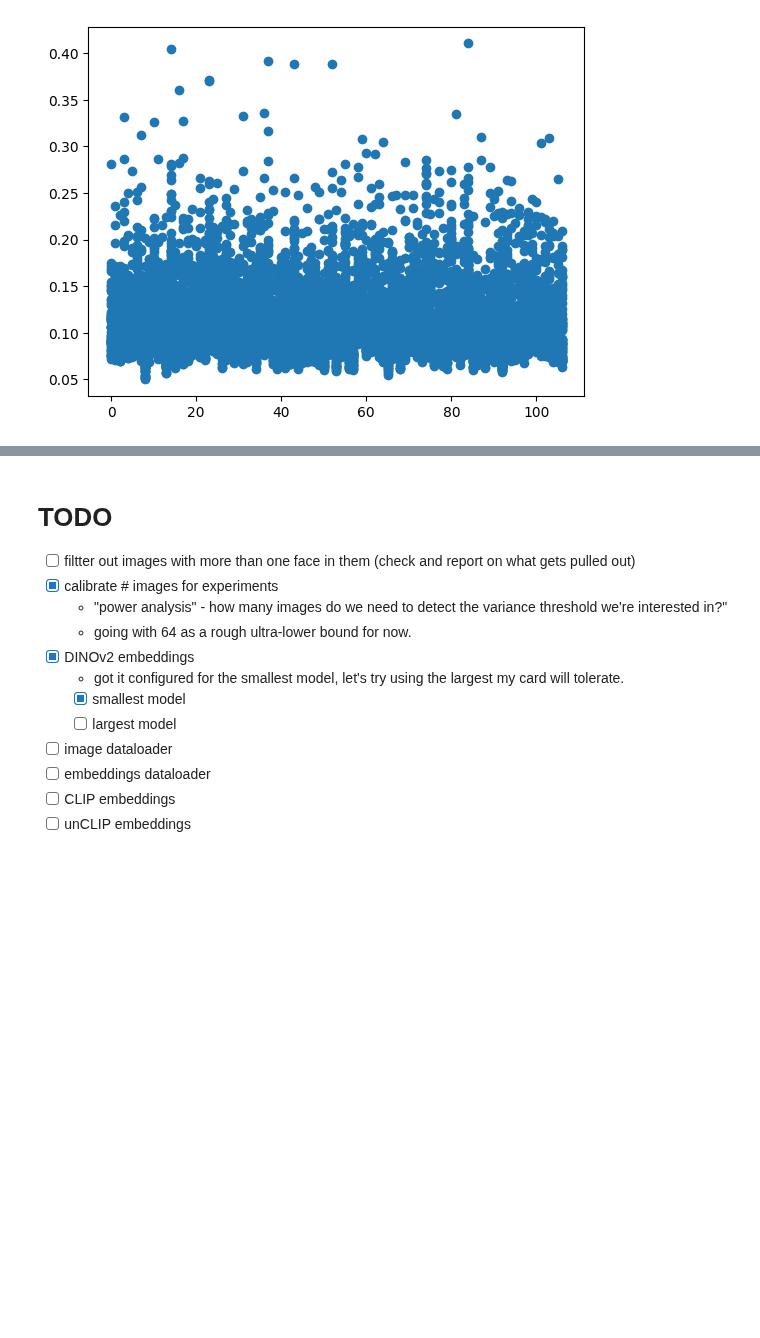
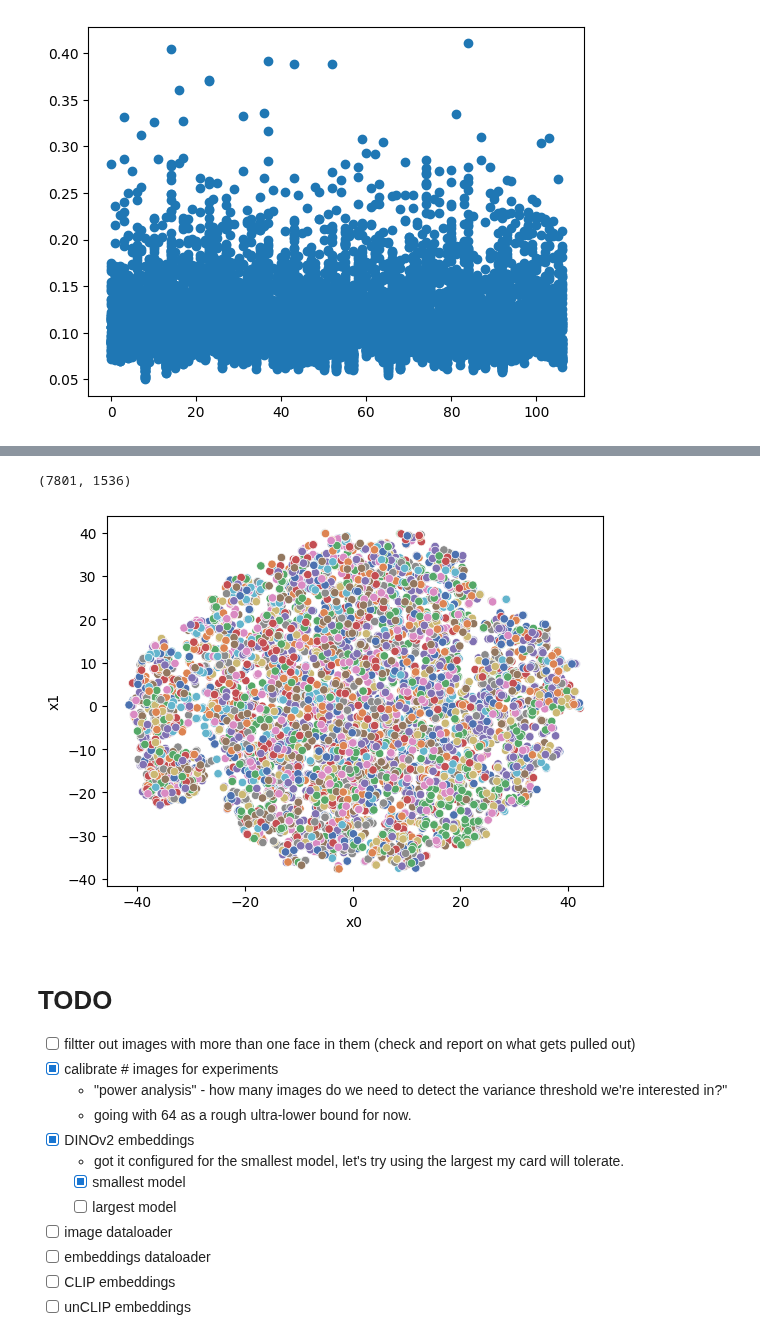
Before and after one commit to dmarx/whats-in-a-name, a Jupyter notebook: fun_with_names.ipynb, the cells around one changed output, grey strips where cells are left out. Saved outputs shown, nothing was run; the diff lists cells and outputs as text; code cells hidden in the pictures; blank space fills up the shorter version.

Commit message:
EDA (tsne)

```diff
--- a/fun_with_names.ipynb
+++ b/fun_with_names.ipynb
@@ -638,0 +617,2 @@ embeds[0] # oh, this is a similarity, not an embed
+# %%
+embeds = np.array([e.ravel() for e in embeds])
@@ -643,7 +627,10 @@ embeds[0] # oh, this is a similarity, not an embed
 import sklearn
 from sklearn import svm
 
+# lol... maybe i should use rapids
+# or figure out how to leverage gpu w sklearn
+
 #discriminator = sklearn.svm.SVC()
 discriminator = svm.SVC()
-discriminator.fit(embeds, arr_classes)
+discriminator.fit(embeds, arr_classes.ravel())
 # %% [output]
@@ -653,3 +677,47 @@ Reshape your data either using array.reshape(-1, 1) if your data has a single fe
+# %%
+embeds.shape
+# %% [output]
+(7801, 1536)
+# %%
+# oh right, i still haven't even tsne'd it.
+
+import sklearn.manifold
+from sklearn.manifold import TSNE
+import seaborn as sns
+import pandas as pd
+
+
+tsne = TSNE(
+    n_components=2
+    ,learning_rate='auto'
+    ,init='random'
+    ,perplexity= 15 # 3 # 40
+    ,n_iter=500 # 3000
+)
+x_tsne = tsne.fit_transform(embeds)
+# %%
+
+df = pd.DataFrame(
+    {
+        'x0':x_tsne[:,0],
+        'x1':x_tsne[:,1],
+        'class_id':classes,
+        'prior-adherence':inclass_similarities,
+    })
+sns.scatterplot(
+    df,
+    x='x0',
+    y='x1',
+    hue='class_id',
+    #alpha='prior-adherence',
+    palette="deep")
+ax=plt.gca()
+ax.get_legend().remove()
+plt.show()
+
+# TODO: use per-class summary score as hue for all points in that class
+# %% [output]
+[figure, added]
 # %% [markdown]
 # TODO
 
```
Also changed, not shown: parts of 13 cells of this notebook.
